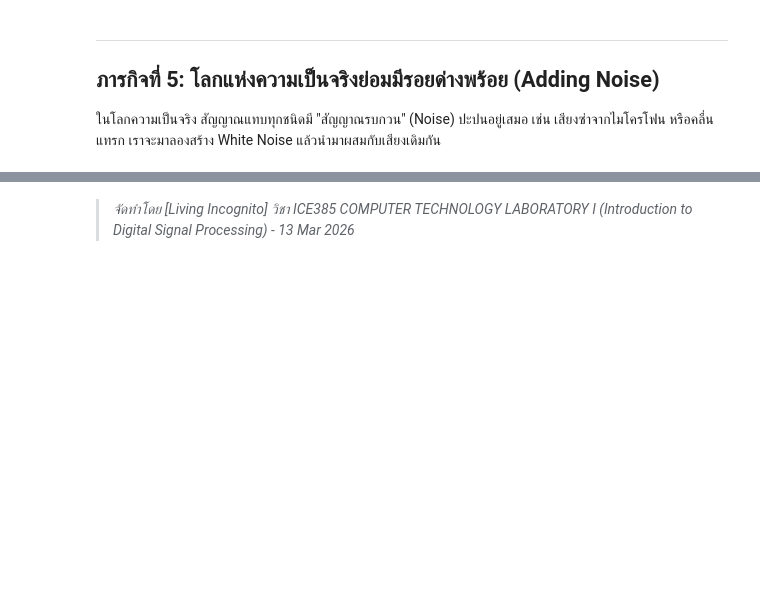
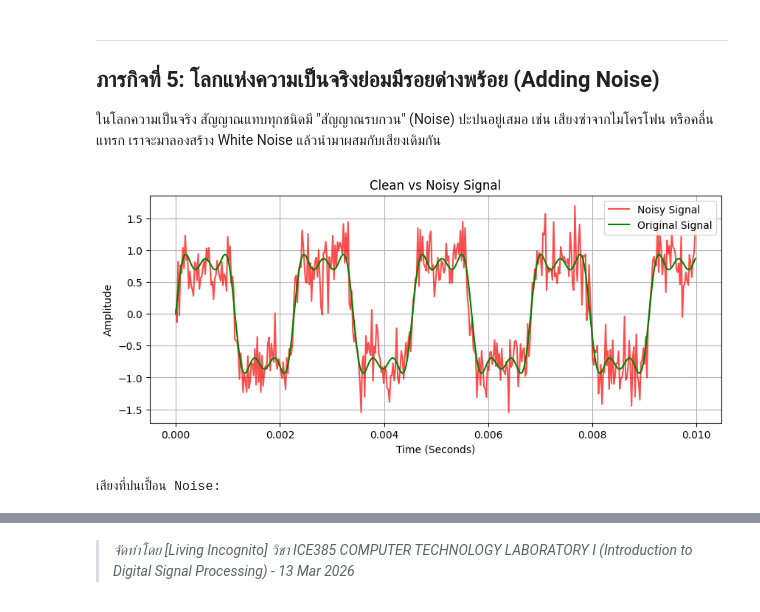
Before and after one commit to Worapong7849/DSPLAB-2026, a Jupyter notebook: Lab01_HelloDSP.ipynb, the cells around one changed output, grey strips where cells are left out. Saved outputs shown, nothing was run; the diff lists cells and outputs as text; code cells hidden in the pictures; blank space fills up the shorter version.

```diff
--- a/Lab01_HelloDSP.ipynb
+++ b/Lab01_HelloDSP.ipynb
@@ -131,22 +132,25 @@ display(Audio(data=y_fourier, rate=fs))
 # %%
 # สร้าง White Noise (สัญญาณสุ่มแบบ Gaussian distribution)
 noise_amplitude = 0.3 # ปรับความดังของ Noise
 noise = noise_amplitude * np.random.normal(0, 1, len(t))
 
 # MISSION 5: นำสัญญาณคลื่นรวม (y_fourier) มาบวกกับสัญญาณรบกวน (noise)
-y_noisy = ### YOUR CODE HERE ###
+y_noisy = y_fourier + noise
 
 # วาดกราฟเปรียบเทียบ
 plt.figure(figsize=(10, 4))
 plt.plot(t[:441], y_noisy[:441], color='red', alpha=0.7, label='Noisy Signal')
 plt.plot(t[:441], y_fourier[:441], color='green', label='Original Signal')
 plt.title("Clean vs Noisy Signal")
 plt.xlabel("Time (Seconds)")
 plt.ylabel("Amplitude")
 plt.legend(loc='upper right')
 plt.grid(True)
 plt.show()
 
 # ฟังเสียงที่โดน Noise รบกวน
 print("เสียงที่ปนเปื้อน Noise:")
 display(Audio(data=y_noisy, rate=fs))
+# %% [output]
+[figure, added]
+เสียงที่ปนเปื้อน Noise:
```
Also changed, not shown: parts of 3 cells of this notebook.
